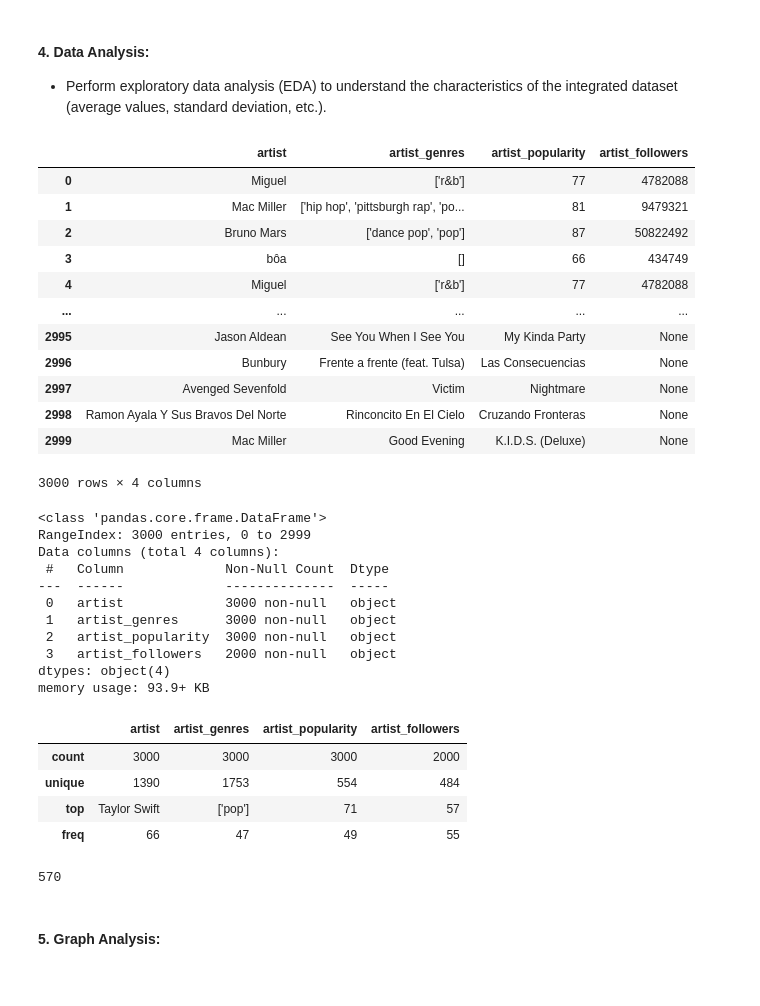
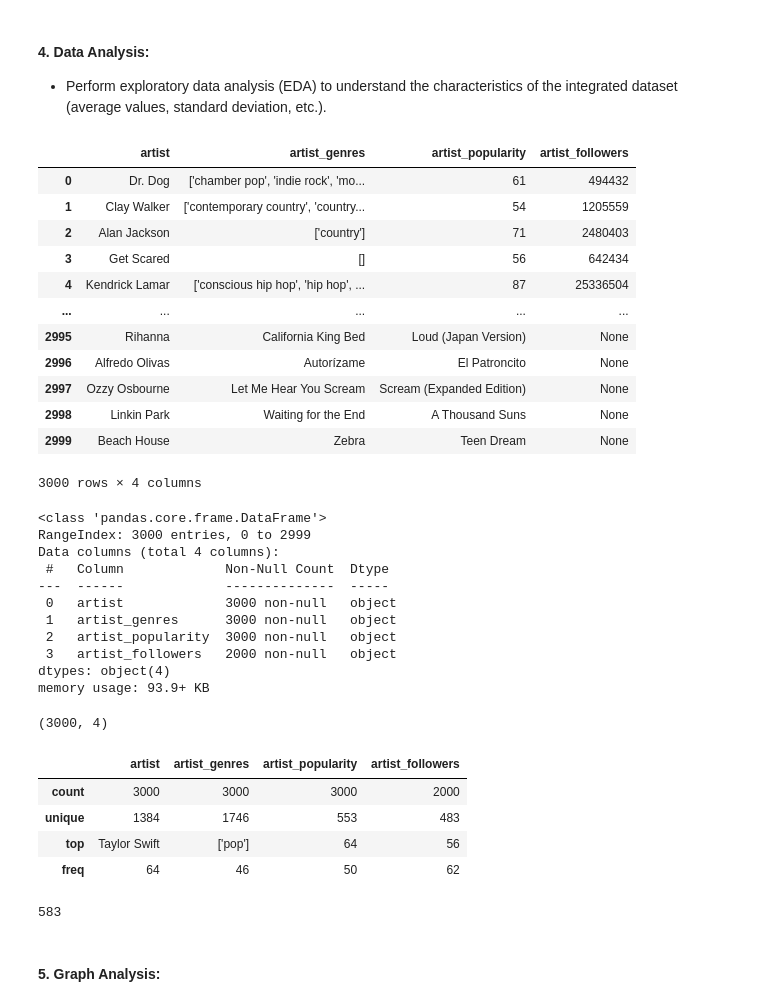
Before and after one commit to rozkrist/PythonIIPractical, a Jupyter notebook: FinalProject/DRAFT - Cross-Database Data Integration and Analysis Project -Spotify.ipynb, the cells around one changed output. Drawn from its saved outputs; the diff is of its cells as text; code cells hidden in the pictures.

```diff
--- a/FinalProject/DRAFT - Cross-Database Data Integration and Analysis Project -Spotify.ipynb
+++ b/FinalProject/DRAFT - Cross-Database Data Integration and Analysis Project -Spotify.ipynb
@@ -391,2 +325,2 @@ root
 # %%
-spark_spotify_df
+data = spark.read.csv(path, header=True,inferSchema=True ) #--->does not read all csv files as expected at once.
@@ -392,0 +376,5 @@ spark_spotify_df
+# %%
+#check duplicate values in DataFrame:
+data = data.distinct()
+print("Distinct count: "+str(data.count()))
+data.show(truncate=True)
@@ -395,7 +401,7 @@ spark.stop()
 # %% [markdown]
 #### 3. Data Integration:
 # %%
-#after processing data in PySpark convert to Pandas DataFrame:---> add 3 db data combined here
-combined_df = spark_spotify_df.toPandas()
-combined_df.head()
+#after processing data in PySpark convert to Pandas DataFrame:
+pandas_df = data.toPandas()
+pandas_df.head()
 # %% [output]
@@ -423,27 +414,30 @@ df
+# %%
+#drop unecessary column:
+data = pandas_df.drop(["_c0"], axis=1)
 # %% [markdown]
 #### 4. Data Analysis:
    - Perform exploratory data analysis (EDA) to understand the characteristics of the integrated dataset (average values, standard deviation, etc.).
 # %%
-df
+data
 # %% [output]
 |  | artist | artist_genres | artist_popularity | artist_followers |
-| 0 | Miguel | ['r&b'] | 77 | 4782088 |
-| 1 | Mac Miller | ['hip hop', 'pittsburgh rap', 'po... | 81 | 9479321 |
-| 2 | Bruno Mars | ['dance pop', 'pop'] | 87 | 50822492 |
-| 3 | bôa | [] | 66 | 434749 |
-| 4 | Miguel | ['r&b'] | 77 | 4782088 |
+| 0 | Dr. Dog | ['chamber pop', 'indie rock', 'mo... | 61 | 494432 |
+| 1 | Clay Walker | ['contemporary country', 'country... | 54 | 1205559 |
+| 2 | Alan Jackson | ['country'] | 71 | 2480403 |
+| 3 | Get Scared | [] | 56 | 642434 |
+| 4 | Kendrick Lamar | ['conscious hip hop', 'hip hop', ... | 87 | 25336504 |
 | ... | ... | ... | ... | ... |
-| 2995 | Jason Aldean | See You When I See You | My Kinda Party | None |
-| 2996 | Bunbury | Frente a frente (feat. Tulsa) | Las Consecuencias | None |
-| 2997 | Avenged Sevenfold | Victim | Nightmare | None |
-| 2998 | Ramon Ayala Y Sus Bravos Del Norte | Rinconcito En El Cielo | Cruzando Fronteras | None |
-| 2999 | Mac Miller | Good Evening | K.I.D.S. (Deluxe) | None |
+| 2995 | Rihanna | California King Bed | Loud (Japan Version) | None |
+| 2996 | Alfredo Olivas | Autorízame | El Patroncito | None |
+| 2997 | Ozzy Osbourne | Let Me Hear You Scream | Scream (Expanded Edition) | None |
+| 2998 | Linkin Park | Waiting for the End | A Thousand Suns | None |
+| 2999 | Beach House | Zebra | Teen Dream | None |
 3000 rows × 4 columns
 # %%
-#Basic information
-df.info()
-#Describe the data
-df.describe()
+#show data basic info:
+data.info()
+#data shape:
+data.shape
 # %% [output]
 <class 'pandas.core.frame.DataFrame'>
 RangeIndex: 3000 entries, 0 to 2999
@@ -456,15 +450,20 @@ Data columns (total 4 columns):
  3   artist_followers   2000 non-null   object
 dtypes: object(4)
 memory usage: 93.9+ KB
-|  | artist | artist_genres | artist_popularity | artist_followers |
-| count | 3000 | 3000 | 3000 | 2000 |
-| unique | 1390 | 1753 | 554 | 484 |
-| top | Taylor Swift | ['pop'] | 71 | 57 |
-| freq | 66 | 47 | 49 | 55 |
+(3000, 4)
+# %%
+#Describe the data
+data.describe()
+# %% [output]
+|  | artist | artist_genres | artist_popularity | artist_followers |
+| count | 3000 | 3000 | 3000 | 2000 |
+| unique | 1384 | 1746 | 553 | 483 |
+| top | Taylor Swift | ['pop'] | 64 | 56 |
+| freq | 64 | 46 | 50 | 62 |
 # %%
 #Find the duplicates
-df.duplicated().sum()
+data.duplicated().sum()
 # %% [output]
-570
+583
 # %%
 #using Time Series, Linear regression or any other approach  to identify patterns, trends, and correlations.
```
Also changed, not shown: parts of 42 cells of this notebook, 5 other files.
